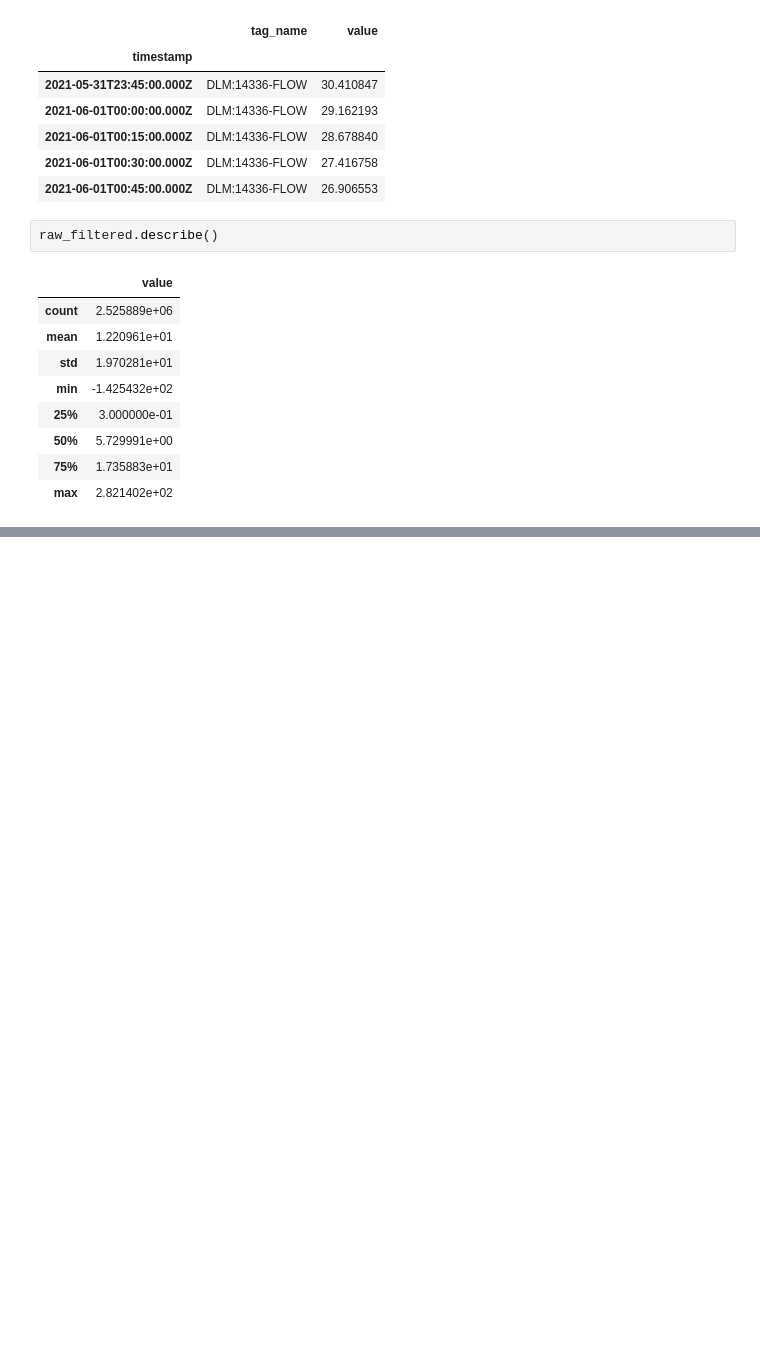
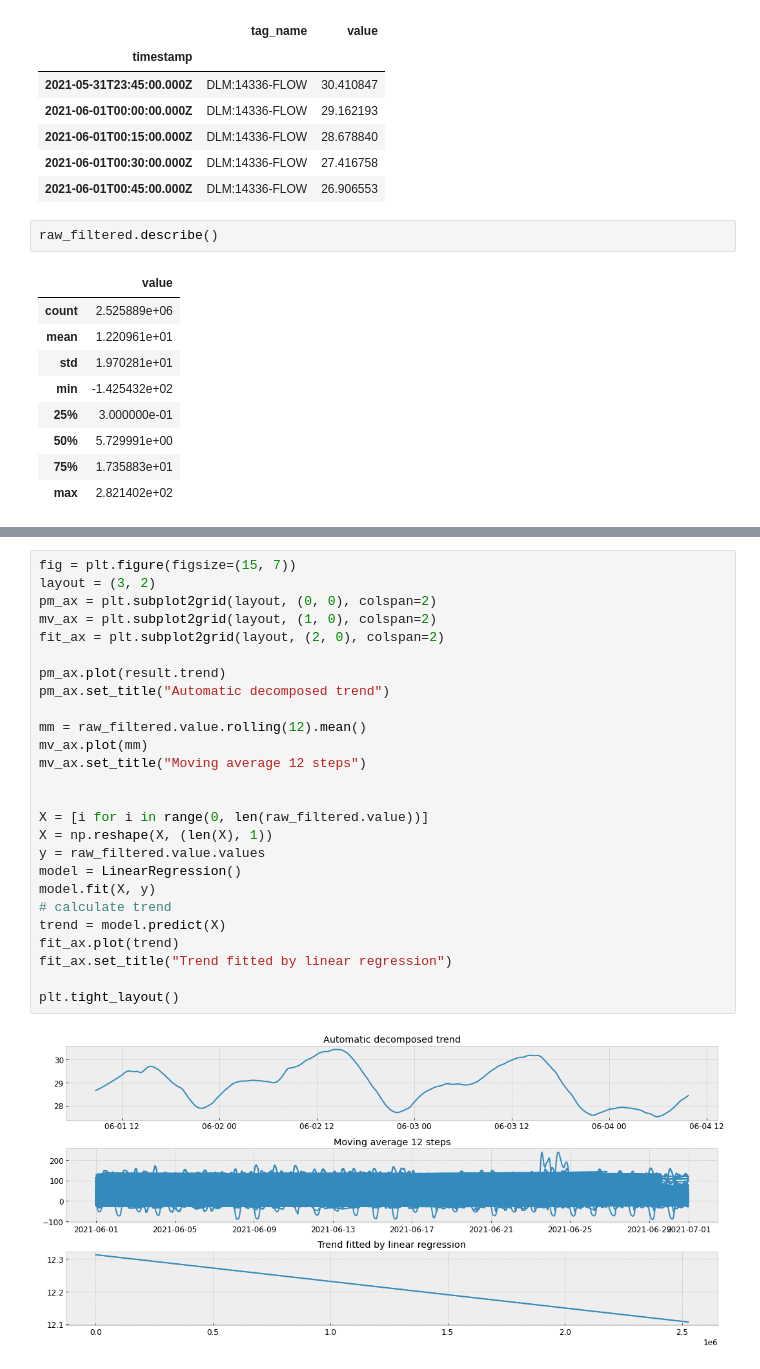
Before and after one commit to JasonF-Explore/time-series-forecasting-with-python, a Jupyter notebook: enrich/water/Forecasting/Notebooks/demand_time_series_analysis.ipynb, the cells around one changed output, grey strips where cells are left out. Drawn from its saved outputs; the diff is of its cells as text; blank space fills up the shorter version.

```diff
--- a/enrich/water/Forecasting/Notebooks/demand_time_series_analysis.ipynb
+++ b/enrich/water/Forecasting/Notebooks/demand_time_series_analysis.ipynb
@@ -155,0 +206,28 @@ raw_filtered.describe()
+# %%
+fig = plt.figure(figsize=(15, 7))
+layout = (3, 2)
+pm_ax = plt.subplot2grid(layout, (0, 0), colspan=2)
+mv_ax = plt.subplot2grid(layout, (1, 0), colspan=2)
+fit_ax = plt.subplot2grid(layout, (2, 0), colspan=2)
+
+pm_ax.plot(result.trend)
+pm_ax.set_title("Automatic decomposed trend")
+
+mm = raw_filtered.value.rolling(12).mean()
+mv_ax.plot(mm)
+mv_ax.set_title("Moving average 12 steps")
+
+
+X = [i for i in range(0, len(raw_filtered.value))]
+X = np.reshape(X, (len(X), 1))
+y = raw_filtered.value.values
+model = LinearRegression()
+model.fit(X, y)
+# calculate trend
+trend = model.predict(X)
+fit_ax.plot(trend)
+fit_ax.set_title("Trend fitted by linear regression")
+
+plt.tight_layout()
+# %% [output]
+[figure, added]
```
Also changed, not shown: parts of 15 cells of this notebook.
